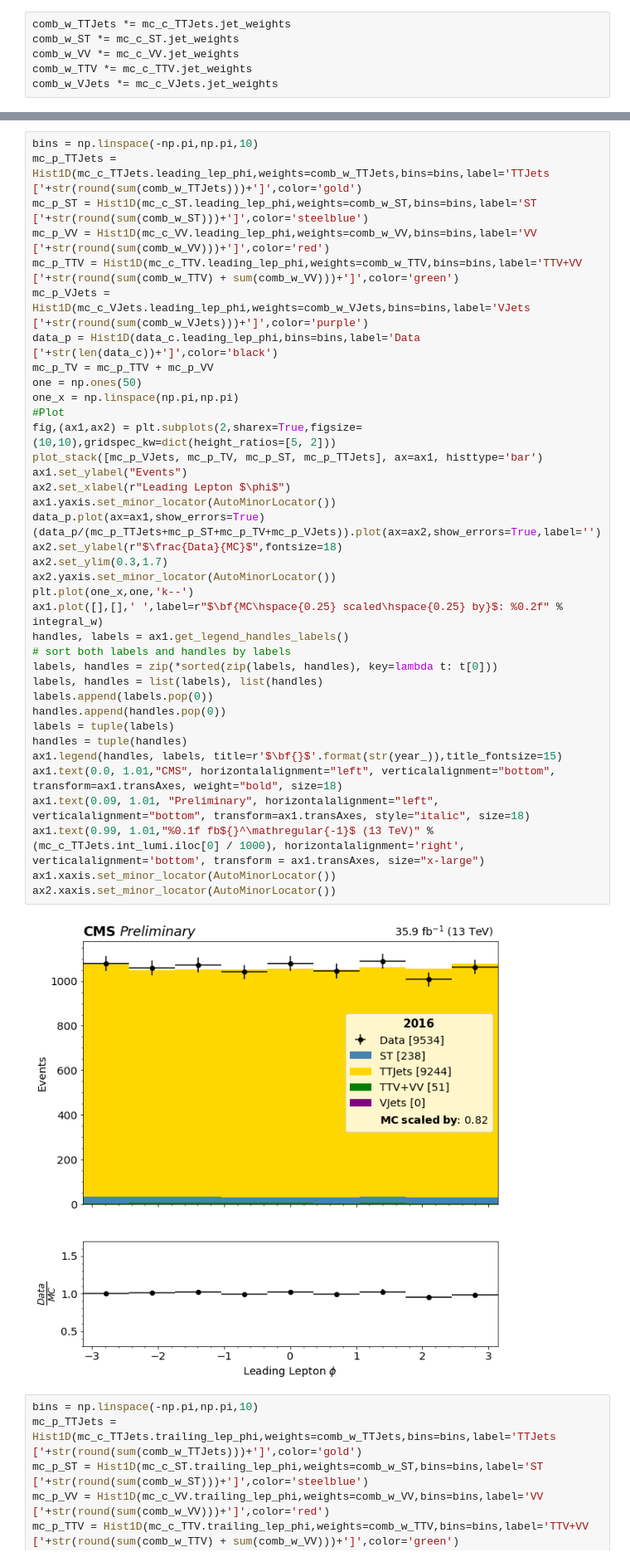
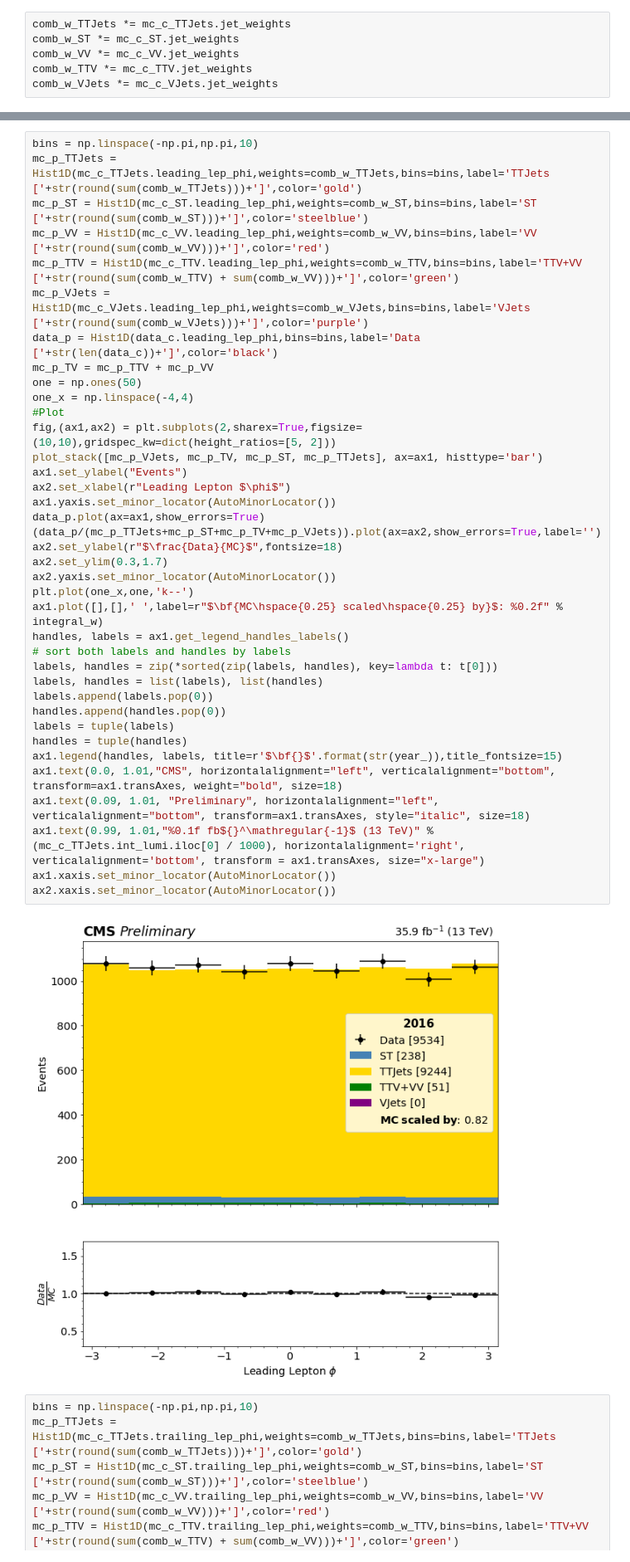
Before and after one commit to jkguiang/NanoTools, a Jupyter notebook: studies/ttbarCR/ControlPlots.ipynb, the cells around one changed output, grey strips where cells are left out. Shown at 83% size. Saved outputs shown, nothing was run; the diff lists cells and outputs as text.

```diff
--- a/studies/ttbarCR/ControlPlots.ipynb
+++ b/studies/ttbarCR/ControlPlots.ipynb
@@ -640,36 +1008,36 @@ mc_p_VJets = Hist1D(mc_c_VJets.leading_lep_phi,weights=comb_w_VJets,bins=bins,la
 data_p = Hist1D(data_c.leading_lep_phi,bins=bins,label='Data ['+str(len(data_c))+']',color='black')
 mc_p_TV = mc_p_TTV + mc_p_VV
 one = np.ones(50)
-one_x = np.linspace(np.pi,np.pi)
+one_x = np.linspace(-4,4)
 #Plot
 fig,(ax1,ax2) = plt.subplots(2,sharex=True,figsize=(10,10),gridspec_kw=dict(height_ratios=[5, 2]))
 plot_stack([mc_p_VJets, mc_p_TV, mc_p_ST, mc_p_TTJets], ax=ax1, histtype='bar')
 ax1.set_ylabel("Events")
 ax2.set_xlabel(r"Leading Lepton $\phi$")
 ax1.yaxis.set_minor_locator(AutoMinorLocator())
 data_p.plot(ax=ax1,show_errors=True)
 (data_p/(mc_p_TTJets+mc_p_ST+mc_p_TV+mc_p_VJets)).plot(ax=ax2,show_errors=True,label='')
 ax2.set_ylabel(r"$\frac{Data}{MC}$",fontsize=18)
 ax2.set_ylim(0.3,1.7)
 ax2.yaxis.set_minor_locator(AutoMinorLocator())
 plt.plot(one_x,one,'k--')
 ax1.plot([],[],' ',label=r"$\bf{MC\hspace{0.25} scaled\hspace{0.25} by}$: %0.2f" % integral_w)
 handles, labels = ax1.get_legend_handles_labels()
 # sort both labels and handles by labels
 labels, handles = zip(*sorted(zip(labels, handles), key=lambda t: t[0]))
 labels, handles = list(labels), list(handles)
 labels.append(labels.pop(0))
 handles.append(handles.pop(0))
 labels = tuple(labels)
 handles = tuple(handles)
 ax1.legend(handles, labels, title=r'$\bf{}$'.format(str(year_)),title_fontsize=15)
 ax1.text(0.0, 1.01,"CMS", horizontalalignment="left", verticalalignment="bottom", transform=ax1.transAxes, weight="bold", size=18)
 ax1.text(0.09, 1.01, "Preliminary", horizontalalignment="left", verticalalignment="bottom", transform=ax1.transAxes, style="italic", size=18)
 ax1.text(0.99, 1.01,"%0.1f fb${}^\mathregular{-1}$ (13 TeV)" % (mc_c_TTJets.int_lumi.iloc[0] / 1000), horizontalalignment='right', verticalalignment='bottom', transform = ax1.transAxes, size="x-large")
 ax1.xaxis.set_minor_locator(AutoMinorLocator())
 ax2.xaxis.set_minor_locator(AutoMinorLocator())
 # %% [output]
-[figure, old version]
+[figure, new version]
 # %%
 bins = np.linspace(-np.pi,np.pi,10)
 mc_p_TTJets = Hist1D(mc_c_TTJets.trailing_lep_phi,weights=comb_w_TTJets,bins=bins,label='TTJets ['+str(round(sum(comb_w_TTJets)))+']',color='gold')
```
Also changed, not shown: parts of 16 cells of this notebook.
